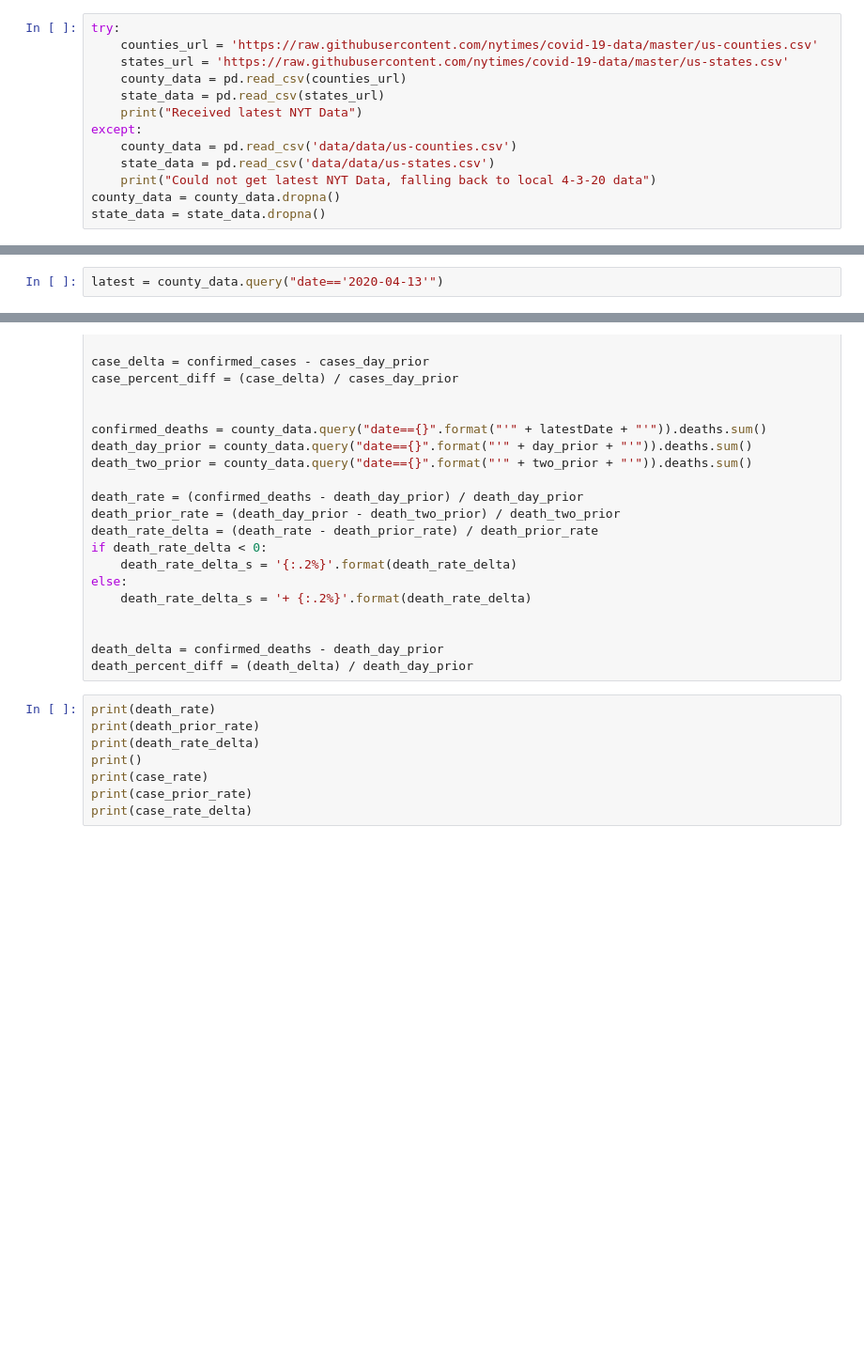
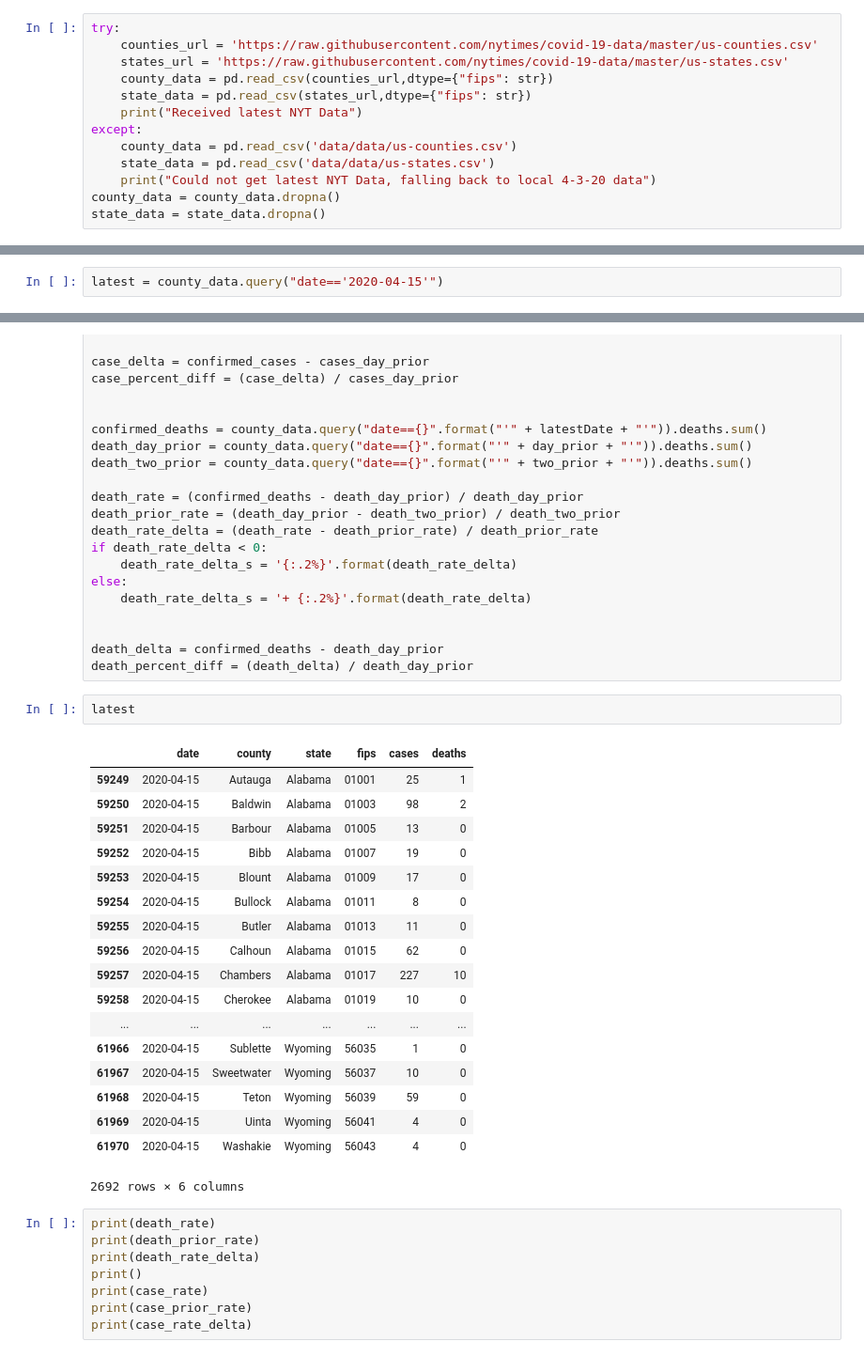
Before and after one commit to mdhwang/United-States-of-Covid, a Jupyter notebook: Folium US Counties.ipynb, the cells around one changed output, grey strips where cells are left out. Shown at 94% size. Cells and saved outputs as stored; diff of their text form; blank space fills up the shorter version.

```diff
--- a/Folium US Counties.ipynb
+++ b/Folium US Counties.ipynb
@@ -28,8 +23,8 @@ Refresh data from source repo <br>
 try:
     counties_url = 'https://raw.githubusercontent.com/nytimes/covid-19-data/master/us-counties.csv'
     states_url = 'https://raw.githubusercontent.com/nytimes/covid-19-data/master/us-states.csv'
-    county_data = pd.read_csv(counties_url)
-    state_data = pd.read_csv(states_url)
+    county_data = pd.read_csv(counties_url,dtype={"fips": str})
+    state_data = pd.read_csv(states_url,dtype={"fips": str})
     print("Received latest NYT Data")
 except:
     county_data = pd.read_csv('data/data/us-counties.csv')
@@ -40,7 +35,7 @@ state_data = state_data.dropna()
 # %% [output]
 Received latest NYT Data
 # %%
-latest = county_data.query("date=='2020-04-13'")
+latest = county_data.query("date=='2020-04-15'")
 # %%
 from datetime import datetime, timedelta
 latestDate = county_data.date.max()
@@ -80,6 +75,27 @@ else:
 
 death_delta = confirmed_deaths - death_day_prior
 death_percent_diff = (death_delta) / death_day_prior
+# %%
+latest
+# %% [output]
+|  | date | county | state | fips | cases | deaths |
+| 59249 | 2020-04-15 | Autauga | Alabama | 01001 | 25 | 1 |
+| 59250 | 2020-04-15 | Baldwin | Alabama | 01003 | 98 | 2 |
+| 59251 | 2020-04-15 | Barbour | Alabama | 01005 | 13 | 0 |
+| 59252 | 2020-04-15 | Bibb | Alabama | 01007 | 19 | 0 |
+| 59253 | 2020-04-15 | Blount | Alabama | 01009 | 17 | 0 |
+| 59254 | 2020-04-15 | Bullock | Alabama | 01011 | 8 | 0 |
+| 59255 | 2020-04-15 | Butler | Alabama | 01013 | 11 | 0 |
+| 59256 | 2020-04-15 | Calhoun | Alabama | 01015 | 62 | 0 |
+| 59257 | 2020-04-15 | Chambers | Alabama | 01017 | 227 | 10 |
+| 59258 | 2020-04-15 | Cherokee | Alabama | 01019 | 10 | 0 |
+| ... | ... | ... | ... | ... | ... | ... |
+| 61966 | 2020-04-15 | Sublette | Wyoming | 56035 | 1 | 0 |
+| 61967 | 2020-04-15 | Sweetwater | Wyoming | 56037 | 10 | 0 |
+| 61968 | 2020-04-15 | Teton | Wyoming | 56039 | 59 | 0 |
+| 61969 | 2020-04-15 | Uinta | Wyoming | 56041 | 4 | 0 |
+| 61970 | 2020-04-15 | Washakie | Wyoming | 56043 | 4 | 0 |
+2692 rows × 6 columns
 # %%
 print(death_rate)
 print(death_prior_rate)
```
Also changed, not shown: parts of 1 cell of this notebook, 2 other files.
